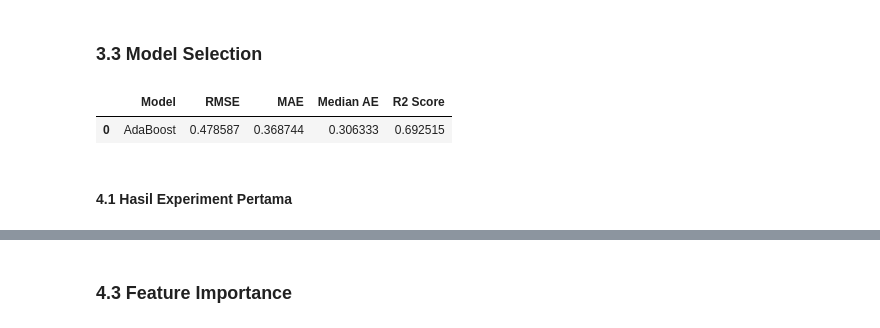
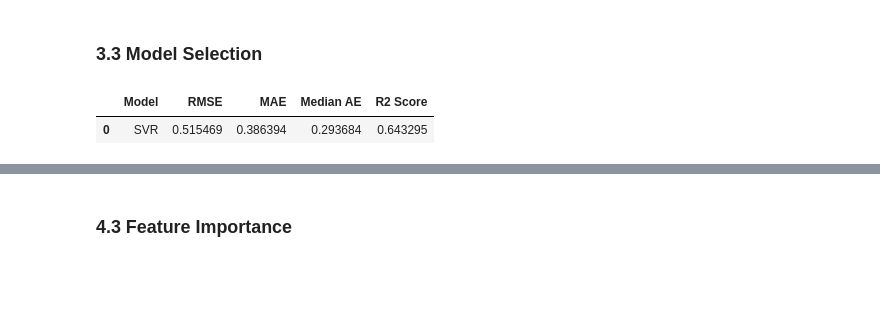
Before and after one commit to muhammadtofikhidayat/prediksi-kualitas-jeruk, a Jupyter notebook: notebook/main.ipynb, the cells around one changed output, grey strips where cells are left out. Drawn from its saved outputs; the diff is of its cells as text; code cells hidden in the pictures; blank space fills up the shorter version.

```diff
--- a/notebook/main.ipynb
+++ b/notebook/main.ipynb
@@ -564,0 +750,2 @@ df
+# %%
+df['Ripeness'] = df['Ripeness'].apply(lambda x: round(x))
@@ -564,0 +770,2 @@ df
+# %%
+df['Blemishes'] = df['Blemishes'].apply(lambda x : x if x == 'N' else 'Y')
@@ -583,7 +806,7 @@ df_new
 241 rows × 11 columns
 # %%
-X = df_new.drop(['quality'], axis=1)
-y = df_new['quality']
+X = df_new.drop(['Quality'], axis=1)
+y = df_new['Quality']
 # %%
 X_train, X_test, y_train, y_test = train_test_split(X,y, test_size=0.2, random_state=42)
 X_train.shape, X_test.shape, y_train.shape, y_test.shape
@@ -603,12 +826,7 @@ cat_pipeline = ColumnTransformer([
     ("one_hot", Pipeline([
         ("impute", SimpleImputer(strategy="most_frequent")),
         ("onehot", OneHotEncoder(handle_unknown="ignore", sparse_output=False))
-    ]), ["color","blemishes"]),
-
-    ("ordinal", Pipeline([
-        ("impute", SimpleImputer(strategy="most_frequent")),
-        ("ordinal", OrdinalEncoder(handle_unknown="use_encoded_value", unknown_value=-1))
-    ]), ["variety"])
+    ]), ["Blemishes", "Color", "Variety"])
 ])
 
 
@@ -772,38 +990,34 @@ Sesudah di lakukan hayper parameter tuning :
 # %% [markdown]
 ### 3.3 Model Selection
 # %%
-import joblib
-
 tuning_results_df_X = []
 # Buat pipeline dengan preprocessing dan model terbaik
 best_pipeline_svr = Pipeline([
     ("preprocess", preprocessor),
-    ("model", SVR(C=10,epsilon=0.1, kernel="rbf"))
+    ("model", SVR())
 ])
 
 best_pipeline_svr.fit(X_train, y_train)
 y_pred = best_pipeline_svr.predict(X_test)
 
 # Hitung metrik evaluasi
 rmse = np.sqrt(mean_squared_error(y_test, y_pred))
 mae = mean_absolute_error(y_test, y_pred)
 median_ae = median_absolute_error(y_test, y_pred)
 r2 = r2_score(y_test, y_pred)
 
      # Simpan hasil ke list
 tuning_results_df_X.append({
-        "Model": name,
+        "Model": "SVR",
         "RMSE": rmse,
         "MAE": mae,
         "Median AE": median_ae,
         "R2 Score": r2
     })
 
 # Tampilkan hasil dalam DataFrame
 results_df_x = pd.DataFrame(tuning_results_df_X)
-display(results_df_x.sort_values(by='RMSE', ascending=True).reset_index().drop(columns='index'))
+display(results_df_x)
 # %% [output]
 |  | Model | RMSE | MAE | Median AE | R2 Score |
-| 0 | AdaBoost | 0.478587 | 0.368744 | 0.306333 | 0.692515 |
+| 0 | SVR | 0.515469 | 0.386394 | 0.293684 | 0.643295 |
-# %% [markdown]
-#### 4.1 Hasil Experiment Pertama
```
Also changed, not shown: parts of 45 cells of this notebook, 1 other file.
